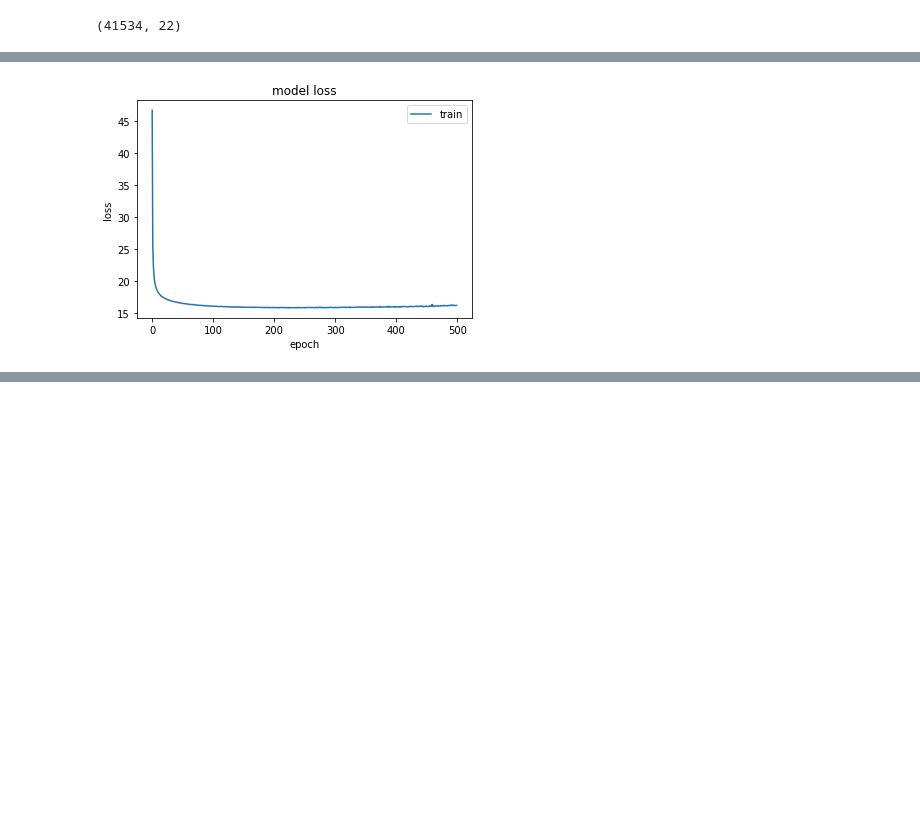
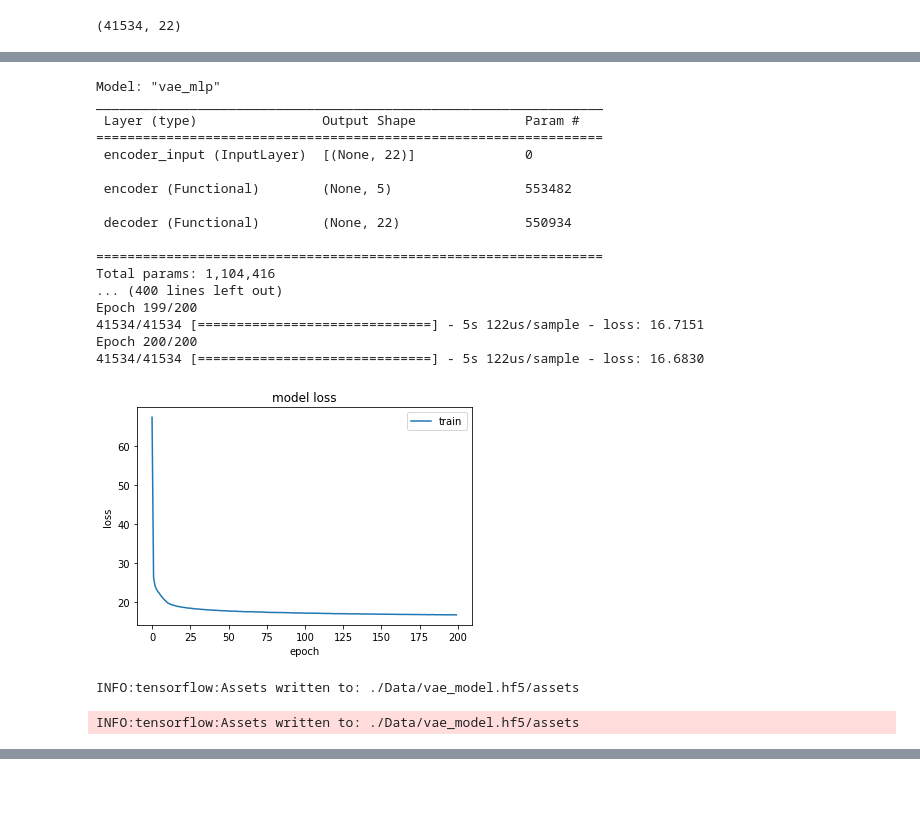
Before and after one commit to castorgit/Forest_fires, a Jupyter notebook: 01_Autoencoder_training_ignition_events.ipynb, the cells around one changed output, grey strips where cells are left out. Drawn from its saved outputs; the diff is of its cells as text; code cells hidden in the pictures; blank space fills up the shorter version.

Commit message:
with figures

```diff
--- a/01_Autoencoder_training_ignition_events.ipynb
+++ b/01_Autoencoder_training_ignition_events.ipynb
@@ -140,8 +136,8 @@ def sample(args):
 original_dim = X_train.shape[1]
 input_shape = (original_dim,)
 intermediate_dim = int(original_dim / 2)
-latent_dim = int(original_dim / 3)
-intermediate_dim = 2048
+latent_dim = int(original_dim / 4)
+intermediate_dim = 1024
 # %%
 # encoder model
 inputs = Input(shape=input_shape, name='encoder_input')
@@ -174,8 +170,8 @@ ________________________________________________________________________________
 # %%
 # decoder model
 latent_inputs = Input(shape=(latent_dim,), name='z_sampling')
-x             = Dense(intermediate_dim, activation='relu')(latent_inputs)
-x             = Dense(intermediate_dim/2, activation='relu')(x)
+x             = Dense(intermediate_dim/2, activation='relu')(latent_inputs)
+x             = Dense(intermediate_dim, activation='relu')(x)
 outputs       = Dense(original_dim, activation='sigmoid')(x)
 # Instantiate the decoder model:
 decoder       = Model(latent_inputs, outputs, name='decoder')
@@ -213,14 +209,3 @@ def vae_loss(x, x_decoded_mean):
     total_loss = K.mean(reconstruction_loss + kl_loss)
     #total_loss = reconstruction_loss + kl_loss
     return total_loss
-# %%
-opt = Adam(learning_rate=0.0001, clipvalue=0.5)
-opt = RMSprop(learning_rate=0.0001)
-
-vae_model.compile(optimizer=opt, loss=vae_loss)
-vae_model.summary()
-
-results = vae_model.fit(X_train, X_train,
-                        shuffle=True,
-                        epochs=500,
-                        batch_size=128)
@@ -245,13 +212,50 @@ Epoch 500/500
-# %%
-plt.plot(results.history['loss'])
-#plt.plot(results.history['val_loss'])
-plt.title('model loss')
-plt.ylabel('loss')
-plt.xlabel('epoch')
-plt.legend(['train', 'test'], loc='upper right');
-plt.show()
-# %% [output]
-[figure, removed]
+# %%
+opt = RMSprop(learning_rate=0.0001)
+opt = Adam(learning_rate=0.0001, clipvalue=0.5)
+
+
+vae_model.compile(optimizer=opt, loss=vae_loss)
+vae_model.summary()
+
+trained = False     # First time train / Next times use saved model to speed up analysis
+if trained:
+    vae_model = load_model('./Data/vae_model.hf5', custom_objects={'vae_loss': vae_loss})
+
+else:
+    results = vae_model.fit(X_train, X_train,
+                        shuffle=True,
+                        epochs=200,
+                        batch_size=128)
+    # Training figure
+    plt.plot(results.history['loss'])
+    plt.title('model loss')
+    plt.ylabel('loss')
+    plt.xlabel('epoch')
+    plt.legend(['train', 'test'], loc='upper right');
+    plt.show()
+    # saving weights
+    vae_model.save('./Data/vae_model.hf5')
+# %% [output]
+Model: "vae_mlp"
+_________________________________________________________________
+ Layer (type)                Output Shape              Param #
+=================================================================
+ encoder_input (InputLayer)  [(None, 22)]              0
+
+ encoder (Functional)        (None, 5)                 553482
+
+ decoder (Functional)        (None, 22)                550934
+
+=================================================================
+Total params: 1,104,416
+... (400 lines left out)
+Epoch 199/200
+41534/41534 [==============================] - 5s 122us/sample - loss: 16.7151
+Epoch 200/200
+41534/41534 [==============================] - 5s 122us/sample - loss: 16.6830
+[figure, added]
+INFO:tensorflow:Assets written to: ./Data/vae_model.hf5/assets
+INFO:tensorflow:Assets written to: ./Data/vae_model.hf5/assets
 # %%
 X_train_pred = vae_model.predict(X_train)
 # %%
```
Also changed, not shown: parts of 31 cells of this notebook.
